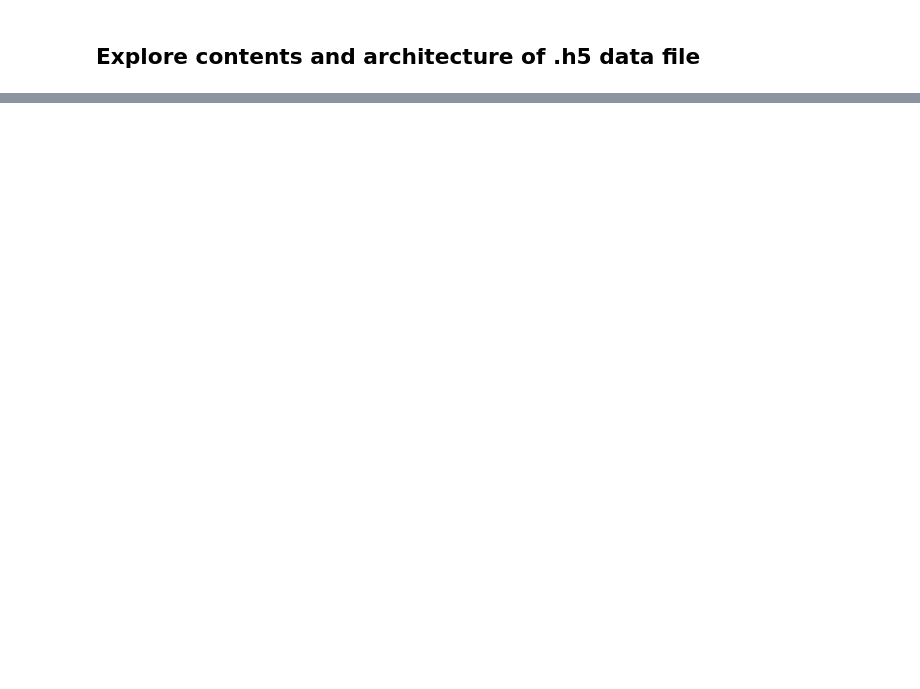
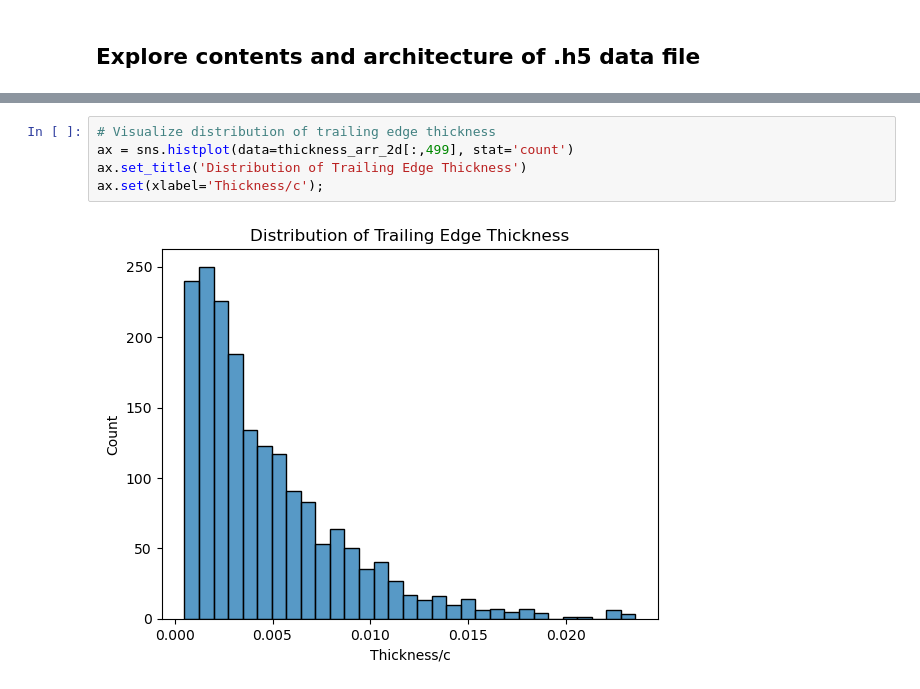
Before and after one commit to NREL/windAI_bench, a Jupyter notebook: airfoil_2k/explore_airfoil_2k_data.ipynb, the cells around one changed output, grey strips where cells are left out. Drawn from its saved outputs; the diff is of its cells as text; blank space fills up the shorter version.

```diff
--- a/airfoil_2k/explore_airfoil_2k_data.ipynb
+++ b/airfoil_2k/explore_airfoil_2k_data.ipynb
@@ -111,0 +154,7 @@ plt.show()
+# %%
+# Visualize distribution of trailing edge thickness
+ax = sns.histplot(data=thickness_arr_2d[:,499], stat='count')
+ax.set_title('Distribution of Trailing Edge Thickness')
+ax.set(xlabel='Thickness/c');
+# %% [output]
+[figure, added]
```
Also changed, not shown: parts of 21 cells of this notebook, 1 other file.
